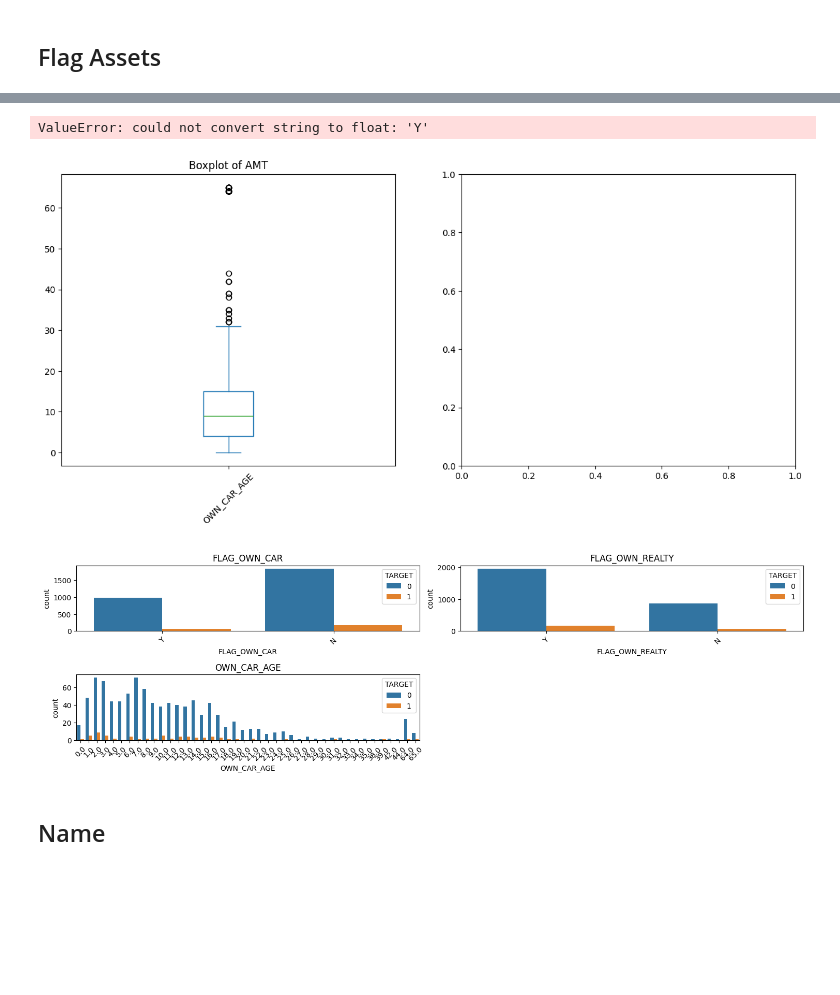
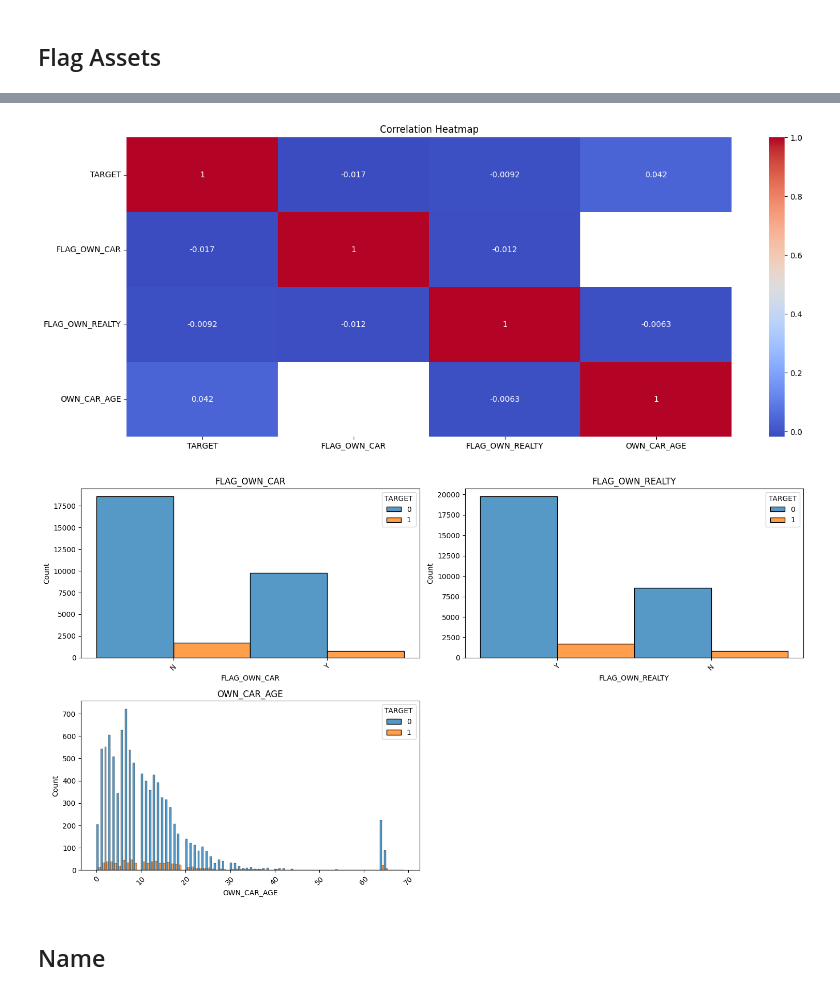
Before and after one commit to billyfrndz/homecredit_credit_scoring_model, a Jupyter notebook: model.ipynb, the cells around one changed output, grey strips where cells are left out. Cells and saved outputs as stored; diff of their text form; code cells hidden in the pictures; blank space fills up the shorter version.

```diff
--- a/model.ipynb
+++ b/model.ipynb
@@ -10,7 +23,7 @@ from sklearn.model_selection import train_test_split
 os.chdir(R'd:/Repository/homecredit_credit_scoring_model/dataset')
 # %%
 loaded = pd.read_csv('application_train.csv')
-other_data, df = train_test_split(loaded, test_size=0.01, random_state=42, stratify = loaded['TARGET'])
+other_data, df = train_test_split(loaded, test_size = 0.1, random_state=42, stratify = loaded['TARGET'])
 # %%
 df.head()
 # %% [output]
@@ -293,34 +328,42 @@ plt.show()
 # %%
-flag_assets = [
-    "FLAG_OWN_CAR",
-    "FLAG_OWN_REALTY",
-    "OWN_CAR_AGE"
-]
+flag_assets_dummies = df[flag_assets + ['TARGET']]
+flag_assets_dummies['FLAG_OWN_CAR'] = flag_assets_dummies['FLAG_OWN_CAR'].map({'N': 0, 'Y': 1})
+flag_assets_dummies['FLAG_OWN_REALTY'] = flag_assets_dummies['FLAG_OWN_REALTY'].map({'N': 0, 'Y': 1})
 
-fig, ax = plt.subplots(1, 2, figsize=(15, 6))
+fig, ax = plt.subplots(1, 1, figsize=(15, 6))
 
-df[flag_assets].plot(kind='box', ax=ax[0], rot=45)
-ax[0].set_title('Boxplot of AMT')
-
-sns.heatmap(df[['TARGET'] + flag_assets].corr(), annot=True, cmap='coolwarm', ax=ax[1])
-ax[1].set_title('Correlation Heatmap')
+sns.heatmap(flag_assets_dummies[['TARGET'] + flag_assets].corr(), annot=True, cmap='coolwarm', ax=ax)
+ax.set_title('Correlation Heatmap')
 
 plt.tight_layout()
 plt.show()
 # %% [output]
-ValueError: could not convert string to float: 'Y'
-[figure, old version]
+[figure, new version]
 # %%
-plt.figure(figsize=(15, 6))
-for i, col in enumerate(df[flag_assets].columns):
+import matplotlib.pyplot as plt
+import seaborn as sns
+
+# Increased the height to 12 so the 3 rows have room to breathe
+plt.figure(figsize=(15, 12))
+
+# Loop directly through the list of column names
+for i, col in enumerate(flag_assets):
+
+    if i >= 6:
+        print(f"Note: Reached the 6-plot limit of the 3x2 grid. Skipping remaining columns.")
+        break
+
     plt.subplot(3, 2, i+1)
-    sns.countplot(x=col, data=df, hue = 'TARGET')
+
+    sns.histplot(x=col, data=df, hue='TARGET', multiple='dodge')
+
     plt.xticks(rotation=45)
     plt.title(col)
+
 plt.tight_layout()
 plt.show()
 # %% [output]
-[figure, old version]
+[figure, new version]
 # %% [markdown]
 ## Name
 # %%
```
Also changed, not shown: parts of 64 cells of this notebook.
